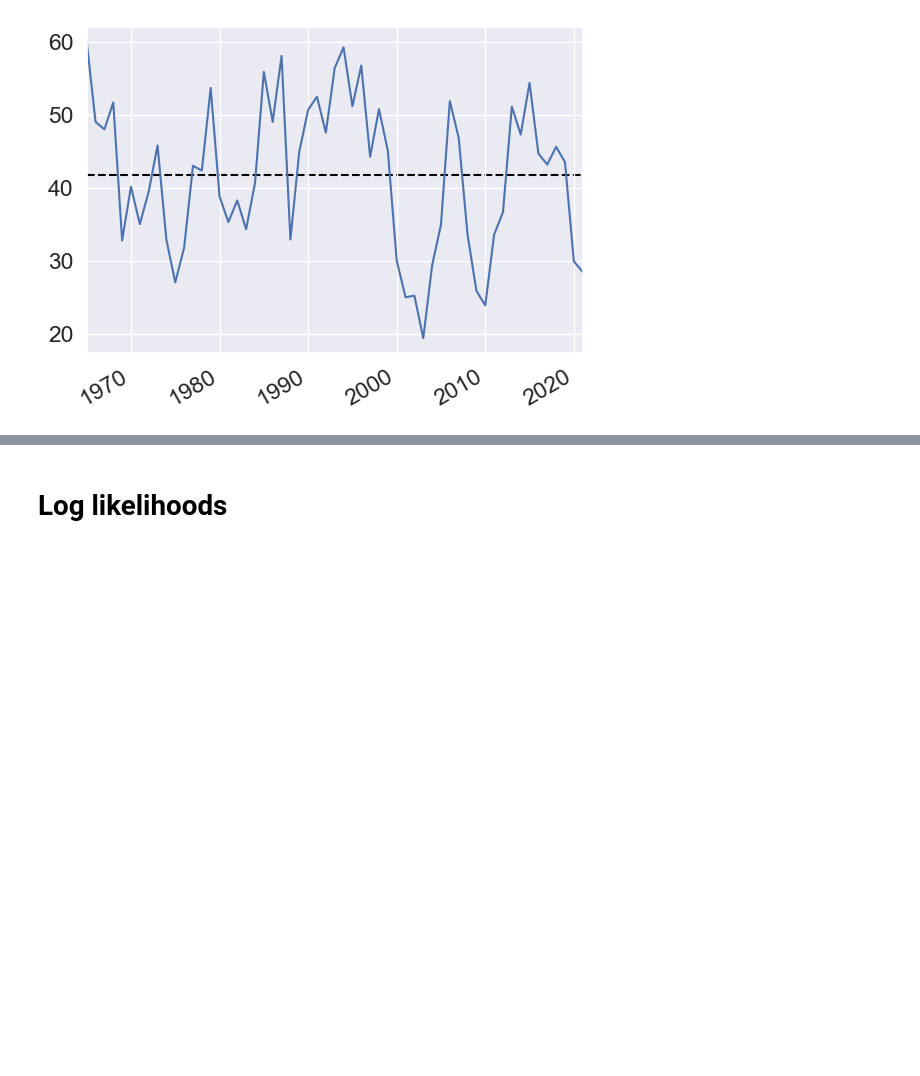
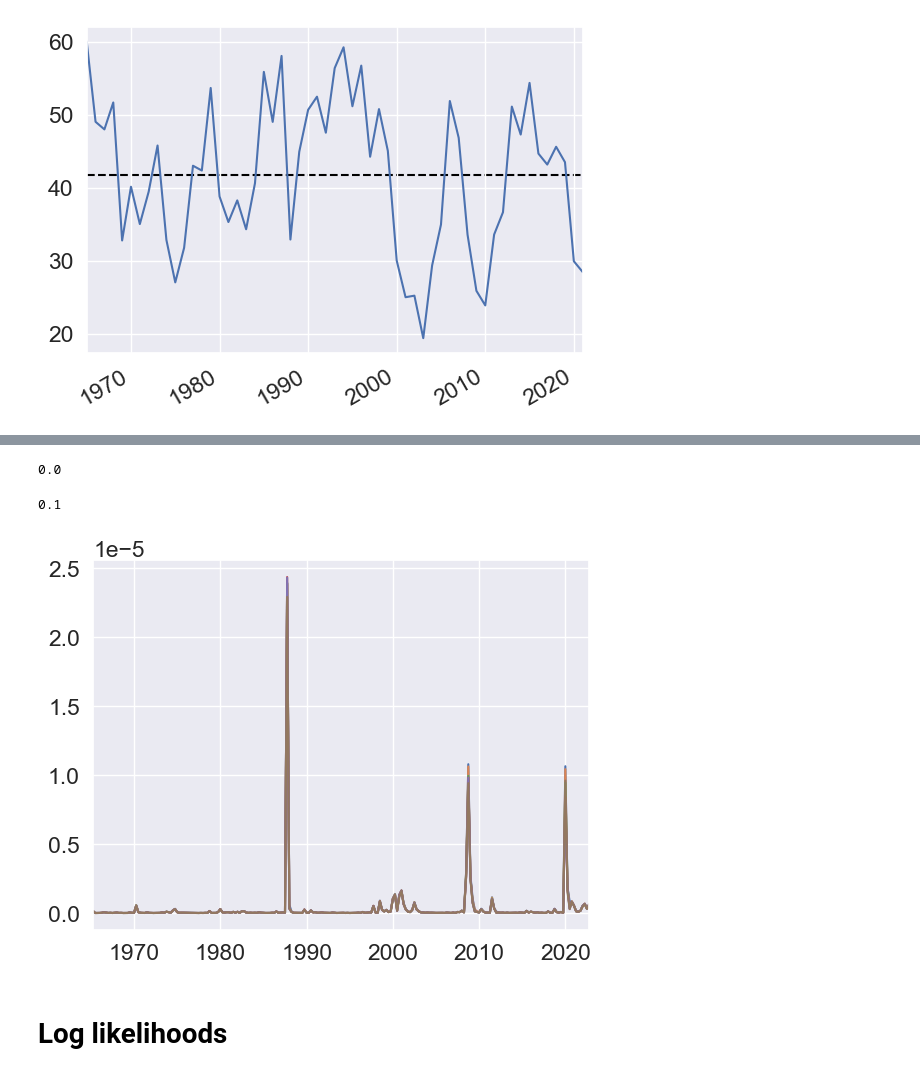
Before and after one commit to cvxgrp/cov_pred_finance, a Jupyter notebook: experiments/factor_portfolios.ipynb, the cells around one changed output, grey strips where cells are left out. Cells and saved outputs as stored; diff of their text form; code cells hidden in the pictures; blank space fills up the shorter version.

```diff
--- a/experiments/factor_portfolios.ipynb
+++ b/experiments/factor_portfolios.ipynb
@@ -96,7 +96,7 @@ start_date = pd.to_datetime("1965-06-28", format="%Y-%m-%d")
 # start_date = pd.to_datetime("2010-01-04", format="%Y-%m-%d")
 end_date = pd.to_datetime("2022-12-30", format="%Y-%m-%d")
 # %%
-names = ["RW", "EWMA", "IEWMA", "MGARCH", "CM-IEWMA"]
+names = ["RW", "EWMA", "IEWMA", "MGARCH", "CM-IEWMA", "Prescient"]
 
 predictors_temp = [rw, ewma, iewma, mgarch, cm_iewma, prescient]
 predictors = []
@@ -123,0 +124,8 @@ plt.gcf().autofmt_xdate()
+# %%
+for i, predictior in enumerate(predictors):
+    MSE_temp = MSE(returns, predictior).resample("Q").mean()
+
+    print("\n" + names[i])
+    print(f"mean: {MSE_temp.mean():.8f}")
+    print(f"std: {MSE_temp.std():.8f}")
+    print(f"max: {MSE_temp.max():.8f}")
@@ -124,3 +150,18 @@ plt.gcf().autofmt_xdate()
+# %%
+3.4* 10**(-7) - 0.00000034
+# %% [output]
+0.0
+# %%
+0.1
+# %% [output]
+0.1
+# %%
+plt.figure()
+for i, predictior in enumerate(predictors):
+    MSE_temp = MSE(returns, predictior).resample("Q").mean()
+    MSE_temp.plot()
+# %% [output]
+[figure, added]
 # %% [markdown]
 # Log likelihoods
 # %%
```
Also changed, not shown: parts of 3 cells of this notebook, 7 other files.
